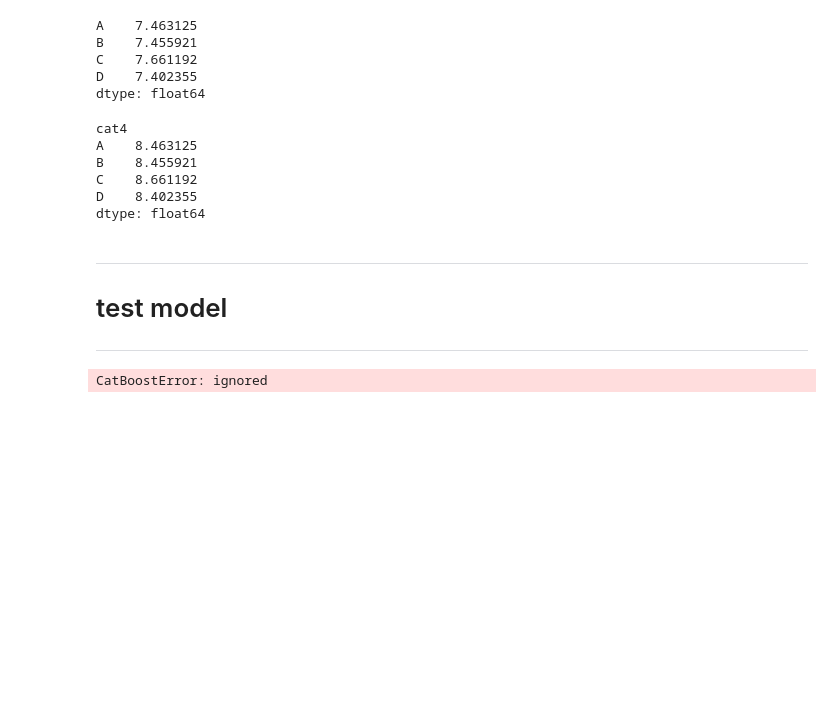
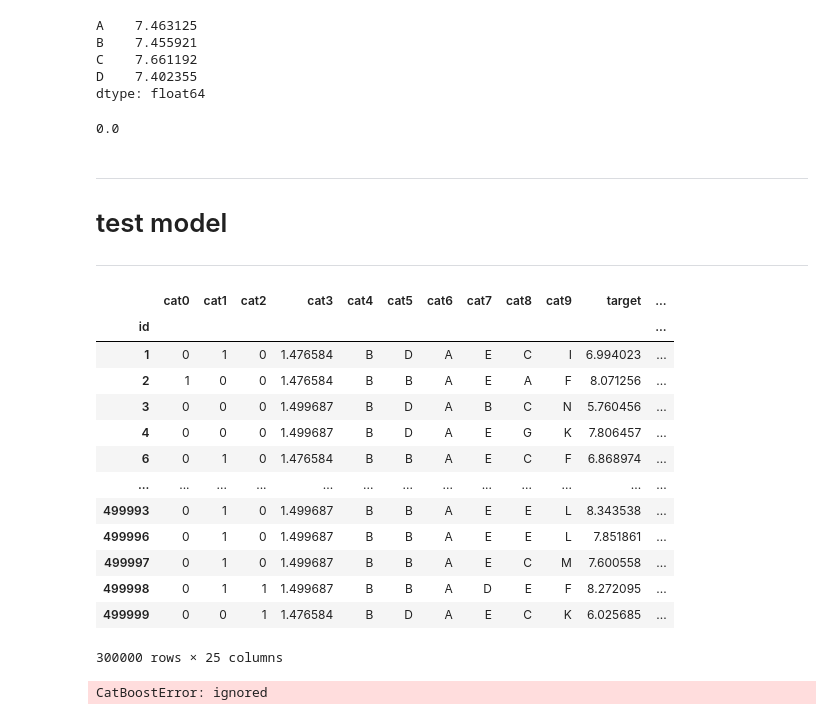
Before and after one commit to Roudranil/competitions, a Jupyter notebook: Kaggle/Tabular Playground Feb/tab_playground_feb.ipynb, the cells around one changed output. Cells and saved outputs as stored; diff of their text form; code cells hidden in the pictures; blank space fills up the shorter version.

```diff
--- a/Kaggle/Tabular Playground Feb/tab_playground_feb.ipynb
+++ b/Kaggle/Tabular Playground Feb/tab_playground_feb.ipynb
@@ -171,10 +151,12 @@ kf = KFold(random_state=2021, shuffle=True)
 ind = kf.split(y)
 
 for col in cols:
+    means = pd.Series(np.full(shape = train[col].nunique(), fill_value=0))
     for tr_ind, val_ind in ind:
         X_tr, X_val = train.iloc[tr_ind], train.iloc[val_ind]
-        means+= X_tr.groupby(col)['target'].mean()
-    means/=5
+        print(f"means is {means}")
+        print(f"grpby is {X_tr.groupby(col)['target'].mean()}")
+        means = means +  X_tr.groupby(col)['target'].mean()
+    means = means/5
     train[col] = train[col].map(means)
     test[col] = test[col].map(means)
-    break
@@ -199,12 +196,7 @@ means = means + pd.Series({'A':1, 'B':1, 'C':1, 'D':1})
 # %%
 means
 # %% [output]
-cat4
-A    8.463125
-B    8.455921
-C    8.661192
-D    8.402355
-dtype: float64
+0.0
 # %% [markdown]
 
 
@@ -213,6 +205,23 @@ dtype: float64
 
 
 ---
+# %%
+train
+# %% [output]
+|  | cat0 | cat1 | cat2 | cat3 | cat4 | cat5 | cat6 | cat7 | cat8 | cat9 | target | ... |
+| id |  |  |  |  |  |  |  |  |  |  |  | ... |
+| 1 | 0 | 1 | 0 | 1.476584 | B | D | A | E | C | I | 6.994023 | ... |
+| 2 | 1 | 0 | 0 | 1.476584 | B | B | A | E | A | F | 8.071256 | ... |
+| 3 | 0 | 0 | 0 | 1.499687 | B | D | A | B | C | N | 5.760456 | ... |
+| 4 | 0 | 0 | 0 | 1.499687 | B | D | A | E | G | K | 7.806457 | ... |
+| 6 | 0 | 1 | 0 | 1.476584 | B | B | A | E | C | F | 6.868974 | ... |
+| ... | ... | ... | ... | ... | ... | ... | ... | ... | ... | ... | ... | ... |
+| 499993 | 0 | 1 | 0 | 1.499687 | B | B | A | E | E | L | 8.343538 | ... |
+| 499996 | 0 | 1 | 0 | 1.499687 | B | B | A | E | E | L | 7.851861 | ... |
+| 499997 | 0 | 1 | 0 | 1.499687 | B | B | A | E | C | M | 7.600558 | ... |
+| 499998 | 0 | 1 | 1 | 1.499687 | B | B | A | D | E | F | 8.272095 | ... |
+| 499999 | 0 | 0 | 1 | 1.476584 | B | D | A | E | C | K | 6.025685 | ... |
+300000 rows × 25 columns
 # %%
 X = train.drop('target', axis=1)
 y = train['target']
```
Also changed, not shown: parts of 11 cells of this notebook.
